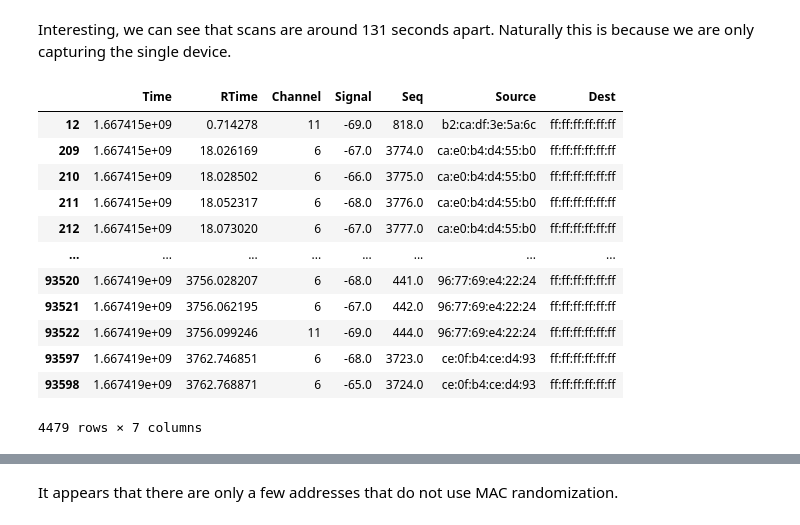
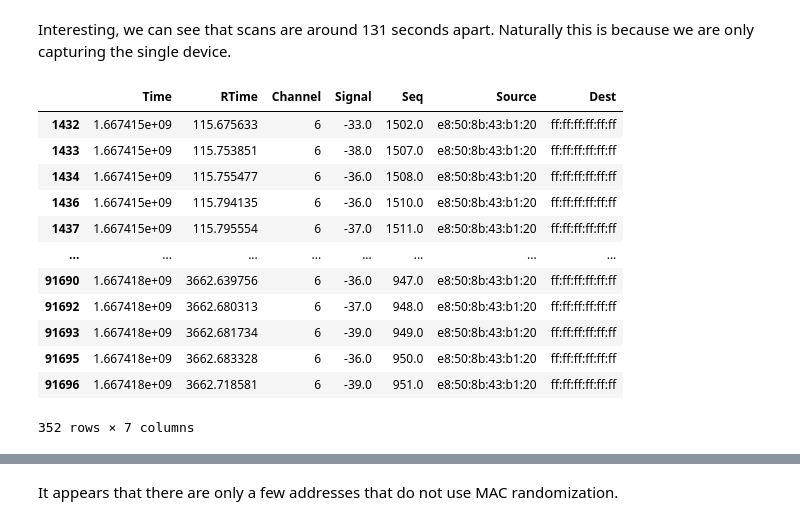
Before and after one commit to jdeinum/SDR, a Jupyter notebook: analysis/testing.ipynb, the cells around one changed output, grey strips where cells are left out. Saved outputs shown, nothing was run; the diff lists cells and outputs as text; code cells hidden in the pictures.

```diff
--- a/analysis/testing.ipynb
+++ b/analysis/testing.ipynb
@@ -165,23 +244,22 @@ Name: Time, dtype: float64
 # %% [markdown]
 Interesting, we can see that scans are around 131 seconds apart. Naturally this is because we are only capturing the single device.
 # %%
-cutoff = -70
-filtered = df[df["Signal"] > cutoff]
+filtered = filter_data(df, -50)
 display(filtered)
 # %% [output]
 |  | Time | RTime | Channel | Signal | Seq | Source | Dest |
-| 12 | 1.667415e+09 | 0.714278 | 11 | -69.0 | 818.0 | b2:ca:df:3e:5a:6c | ff:ff:ff:ff:ff:ff |
-| 209 | 1.667415e+09 | 18.026169 | 6 | -67.0 | 3774.0 | ca:e0:b4:d4:55:b0 | ff:ff:ff:ff:ff:ff |
-| 210 | 1.667415e+09 | 18.028502 | 6 | -66.0 | 3775.0 | ca:e0:b4:d4:55:b0 | ff:ff:ff:ff:ff:ff |
-| 211 | 1.667415e+09 | 18.052317 | 6 | -68.0 | 3776.0 | ca:e0:b4:d4:55:b0 | ff:ff:ff:ff:ff:ff |
-| 212 | 1.667415e+09 | 18.073020 | 6 | -67.0 | 3777.0 | ca:e0:b4:d4:55:b0 | ff:ff:ff:ff:ff:ff |
+| 1432 | 1.667415e+09 | 115.675633 | 6 | -33.0 | 1502.0 | e8:50:8b:43:b1:20 | ff:ff:ff:ff:ff:ff |
+| 1433 | 1.667415e+09 | 115.753851 | 6 | -38.0 | 1507.0 | e8:50:8b:43:b1:20 | ff:ff:ff:ff:ff:ff |
+| 1434 | 1.667415e+09 | 115.755477 | 6 | -36.0 | 1508.0 | e8:50:8b:43:b1:20 | ff:ff:ff:ff:ff:ff |
+| 1436 | 1.667415e+09 | 115.794135 | 6 | -36.0 | 1510.0 | e8:50:8b:43:b1:20 | ff:ff:ff:ff:ff:ff |
+| 1437 | 1.667415e+09 | 115.795554 | 6 | -37.0 | 1511.0 | e8:50:8b:43:b1:20 | ff:ff:ff:ff:ff:ff |
 | ... | ... | ... | ... | ... | ... | ... | ... |
-| 93520 | 1.667419e+09 | 3756.028207 | 6 | -68.0 | 441.0 | 96:77:69:e4:22:24 | ff:ff:ff:ff:ff:ff |
-| 93521 | 1.667419e+09 | 3756.062195 | 6 | -67.0 | 442.0 | 96:77:69:e4:22:24 | ff:ff:ff:ff:ff:ff |
-| 93522 | 1.667419e+09 | 3756.099246 | 11 | -69.0 | 444.0 | 96:77:69:e4:22:24 | ff:ff:ff:ff:ff:ff |
-| 93597 | 1.667419e+09 | 3762.746851 | 6 | -68.0 | 3723.0 | ce:0f:b4:ce:d4:93 | ff:ff:ff:ff:ff:ff |
-| 93598 | 1.667419e+09 | 3762.768871 | 6 | -65.0 | 3724.0 | ce:0f:b4:ce:d4:93 | ff:ff:ff:ff:ff:ff |
+| 91690 | 1.667418e+09 | 3662.639756 | 6 | -36.0 | 947.0 | e8:50:8b:43:b1:20 | ff:ff:ff:ff:ff:ff |
+| 91692 | 1.667418e+09 | 3662.680313 | 6 | -37.0 | 948.0 | e8:50:8b:43:b1:20 | ff:ff:ff:ff:ff:ff |
+| 91693 | 1.667418e+09 | 3662.681734 | 6 | -39.0 | 949.0 | e8:50:8b:43:b1:20 | ff:ff:ff:ff:ff:ff |
+| 91695 | 1.667418e+09 | 3662.683328 | 6 | -36.0 | 950.0 | e8:50:8b:43:b1:20 | ff:ff:ff:ff:ff:ff |
+| 91696 | 1.667418e+09 | 3662.718581 | 6 | -39.0 | 951.0 | e8:50:8b:43:b1:20 | ff:ff:ff:ff:ff:ff |
-4479 rows × 7 columns
+352 rows × 7 columns
 # %%
 filtered.groupby("Source")["Time"].count().sort_values(ascending=False)
 # %% [output]
```
Also changed, not shown: parts of 15 cells of this notebook.
